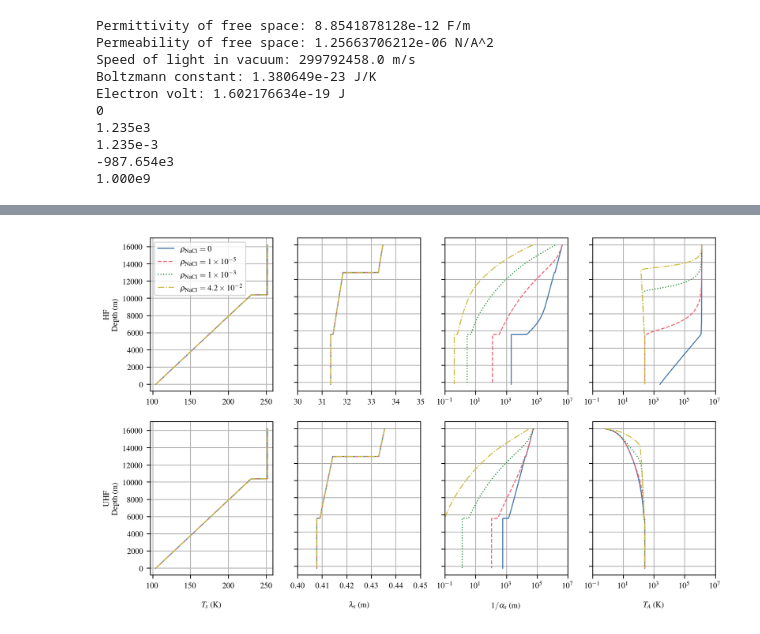
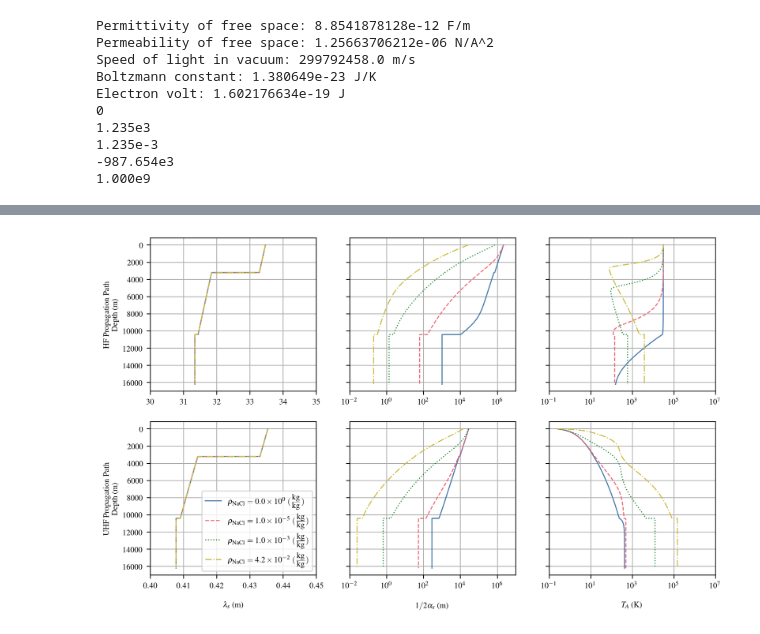
Before and after one commit to JSahliCU/Europan-Cryosphere-Puck-Estimator, a Jupyter notebook: plot_cryosphere_model_comparisons.ipynb, the cells around one changed output, grey strips where cells are left out. Cells and saved outputs as stored; diff of their text form; code cells hidden in the pictures.

Commit message:
Added maximum depth estimates to plotting script

```diff
--- a/plot_cryosphere_model_comparisons.ipynb
+++ b/plot_cryosphere_model_comparisons.ipynb
@@ -102,3 +105,19 @@ rho_salt4p2eN2_df = pd.read_csv('cryosphere_model porosity0p1rho_salt4.2e-2.csv'
+# %%
+from pucks_to_penetrate_cryosphere import calc_path_loss
+
+for df in [rho_salt0_df, rho_salt1eN5_df, rho_salt1eN3_df, rho_salt4p2eN2_df, maxD_rho_salt1eN3_df, maxD_rho_salt4p2eN2_df]:
+    alpha_low_band = np.zeros(len(df))
+    alpha_high_band = np.zeros(len(df))
+    for d in np.arange(len(rho_salt0_df)):
+        epsilon_s_prime = df.loc[d]['epsilon_s_prime']
+        epsilon_s_primeprime = df.loc[d]['epsilon_s_primeprime']
+        sigma_s = df.loc[d]['sigma_s']
+        temperature_ice = df.loc[d]['Temperature (K)']
+
+        alpha_low_band[d] = calc_path_loss(2 * np.pi * 5.373e6, epsilon_s_prime, epsilon_s_primeprime, sigma_s)
+        alpha_high_band[d] = calc_path_loss(2 * np.pi * 413e6, epsilon_s_prime, epsilon_s_primeprime, sigma_s)
+    df['alpha_s low band'] = alpha_low_band
+    df['alpha_s high band'] = alpha_high_band
 # %%
 number_of_plots = 7
 low_band_f = 5.373e6
@@ -159,67 +178,65 @@ for i in np.arange(number_of_plots):
 # %%
 from matplotlib.gridspec import GridSpec
 
-number_of_plots = 8
+number_of_plots = 6
 low_band_f = 5.373e6
 high_band_f = 413e6
 
-fig, ax = plt.subplots(2, 4, figsize=(10, 6)) #, gridspec_kw={'wspace': 0}
+fig, ax = plt.subplots(2, 3, figsize=(10, 6)) #, gridspec_kw={'wspace': 0}
 gs = GridSpec(1, 2, width_ratios=[1, 2], wspace=0)  # First plot is half the width of the second
 
 axs = ax.flatten()
 
 # Plot ice temperature,
 # penetration depth (include a penetration depth of sea water, and terrestrial sea ice),
 # wavelength, T_A, puck placements
 rho_salt_list_of_dfs = [rho_salt0_df, rho_salt1eN5_df, rho_salt1eN3_df, rho_salt4p2eN2_df]
-rho_salt_legend_names = [r'$\rho_{\rm{NaCl}}=0$', r'$\rho_{\rm{NaCl}}=1\times10^{-5}$', r'$\rho_{\rm{NaCl}}=1\times10^{-3}$', r'$\rho_{\rm{NaCl}}=4.2\times10^{-2}$']
+rho_salt_legend_names = [r'$\rho_{\rm{NaCl}}=0.0\times10^{0}$ $(\frac{\textrm{kg}}{\textrm{kg}})$',
+                         r'$\rho_{\rm{NaCl}}=1.0\times10^{-5}$ $(\frac{\textrm{kg}}{\textrm{kg}})$',
+                         r'$\rho_{\rm{NaCl}}=1.0\times10^{-3}$ $(\frac{\textrm{kg}}{\textrm{kg}})$',
+                         r'$\rho_{\rm{NaCl}}=4.2\times10^{-2}$ $(\frac{\textrm{kg}}{\textrm{kg}})$']
 
 for i in range(len(rho_salt_list_of_dfs)):
     df = rho_salt_list_of_dfs[i]
     label = rho_salt_legend_names[i]
-    # Temperature
-    ax[0, 0].plot(df['Temperature (K)'], df['Depth (m)'], label=label)
-    ax[0, 0].set_ylabel('HF' '\n' 'Depth (m)')
-    ax[0, 0].invert_yaxis()
 
-    ax[1, 0].plot(df['Temperature (K)'], df['Depth (m)'], label=label)
-    ax[1, 0].set_xlabel('$T_s$ (K)', labelpad=12)
-    ax[1, 0].set_ylabel('UHF' '\n' 'Depth (m)')
-    ax[1, 0].invert_yaxis()
+        # Wavelength
+    ax[0, 0].plot(c / (low_band_f * np.sqrt(df['epsilon_s_prime'])), df['Depth (m)'], label=label)
+    ax[0, 0].set_xlim(30, 35)
+    ax[0, 0].set_ylabel('HF Propagation Path' '\n' 'Depth (m)')
 
-    # Wavelength
-    ax[0, 1].plot(c / (low_band_f * np.sqrt(df['epsilon_s_prime'])), df['Depth (m)'], label=label)
-    ax[0, 1].set_xlim(30, 35)
-    ax[1, 1].plot(c / (high_band_f * np.sqrt(df['epsilon_s_prime'])), df['Depth (m)'], label=label)
-    ax[1, 1].set_xlabel(r'$\lambda_s$ (m)', labelpad=12)
-    ax[1, 1].set_xlim(0.4, 0.45)
+    ax[1, 0].set_ylabel('UHF Propagation Path' '\n' 'Depth (m)')
+    ax[1, 0].plot(c / (high_band_f * np.sqrt(df['epsilon_s_prime'])), df['Depth (m)'], label=label)
+    ax[1, 0].set_xlabel(r'$\lambda_s$ (m)', labelpad=12)
+    ax[1, 0].set_xlim(0.4, 0.45)
 
     # Penetration Depth
-    ax[0, 2].plot(1 / df['alpha_s low band'], df['Depth (m)'], label=label)
+    ax[0, 1].plot(0.5 / df['alpha_s low band'], df['Depth (m)'], label=label)
+    ax[0, 1].set_xscale('log')
+    ax[0, 1].set_xlim(10**-2, 10**7)
+
+    ax[1, 1].plot(0.5 / df['alpha_s high band'], df['Depth (m)'], label=label)
+    ax[1, 1].set_xscale('log')
+    ax[1, 1].set_xlabel(r'$1/2\alpha_s$ (m)', labelpad=12)
+    ax[1, 1].set_xlim(10**-2, 10**7)
+
+    # T A
+    ax[0, 2].plot(df['T_A Downwelling Low Band (K)'], df['Depth (m)'], label=label)
     ax[0, 2].set_xscale('log')
     ax[0, 2].set_xlim(10**-1, 10**7)
 
-    ax[1, 2].plot(1 / df['alpha_s high band'], df['Depth (m)'], label=label)
+    ax[1, 2].plot(df['T_A Downwelling High Band (K)'], df['Depth (m)'], label=label)
+    ax[1, 2].set_xlabel('$T_A$ (K)', labelpad=12)
     ax[1, 2].set_xscale('log')
-    ax[1, 2].set_xlabel(r'$1/\alpha_s$ (m)', labelpad=12)
     ax[1, 2].set_xlim(10**-1, 10**7)
 
-    # T A
-    ax[0, 3].plot(df['T_A Downwelling Low Band (K)'], df['Depth (m)'], label=label)
-    ax[0, 3].set_xscale('log')
-    ax[0, 3].set_xlim(10**-1, 10**7)
-
-    ax[1, 3].plot(df['T_A Downwelling High Band (K)'], df['Depth (m)'], label=label)
-    ax[1, 3].set_xlabel('$T_A$ (K)', labelpad=12)
-    ax[1, 3].set_xscale('log')
-    ax[1, 3].set_xlim(10**-1, 10**7)
-
-axs[0].legend()
+axs[3].legend()
 
 for i in np.arange(number_of_plots):
     axs[i].grid(True)
-    if i != 0 and i != 4:
-        axs[i].invert_yaxis()
+    axs[i].invert_yaxis()
+    if i != 0 and i != 3:
+
         axs[i].set_yticklabels([])
 # %% [output]
-[figure, old version]
+[figure, new version]
```
Also changed, not shown: parts of 5 cells of this notebook.
